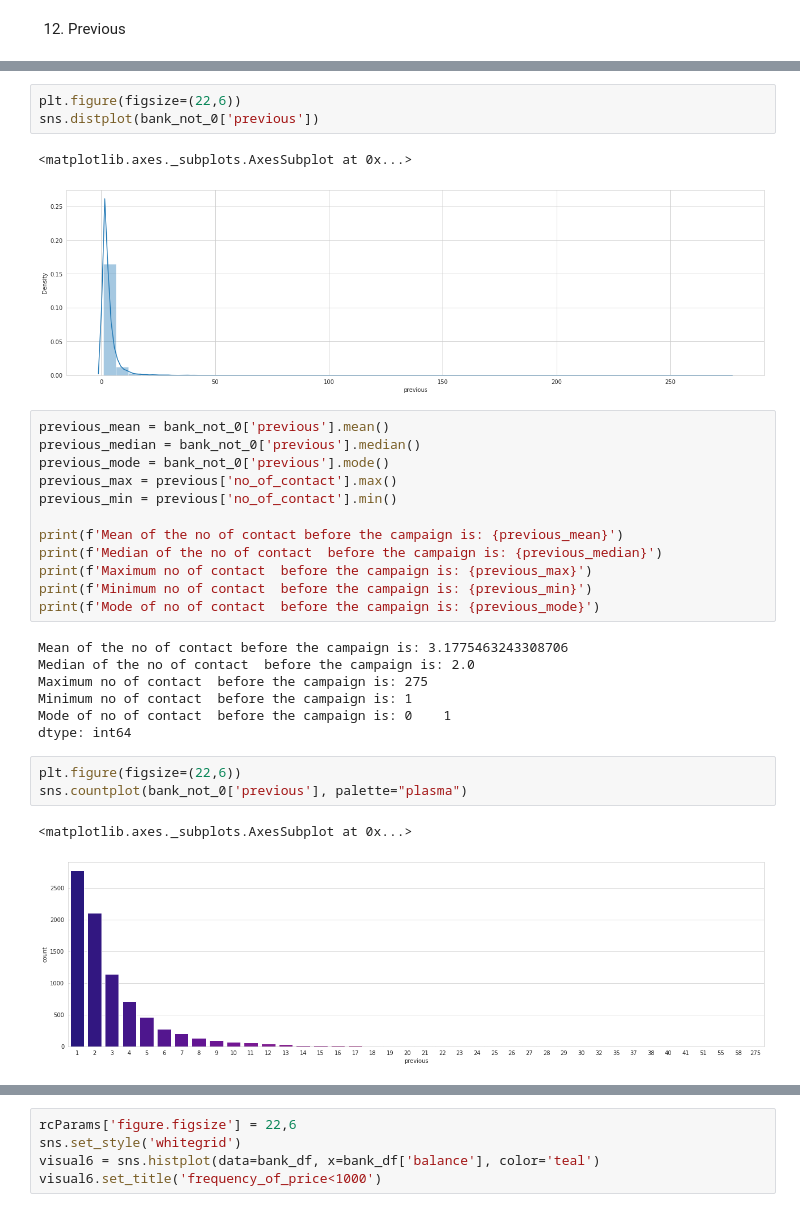
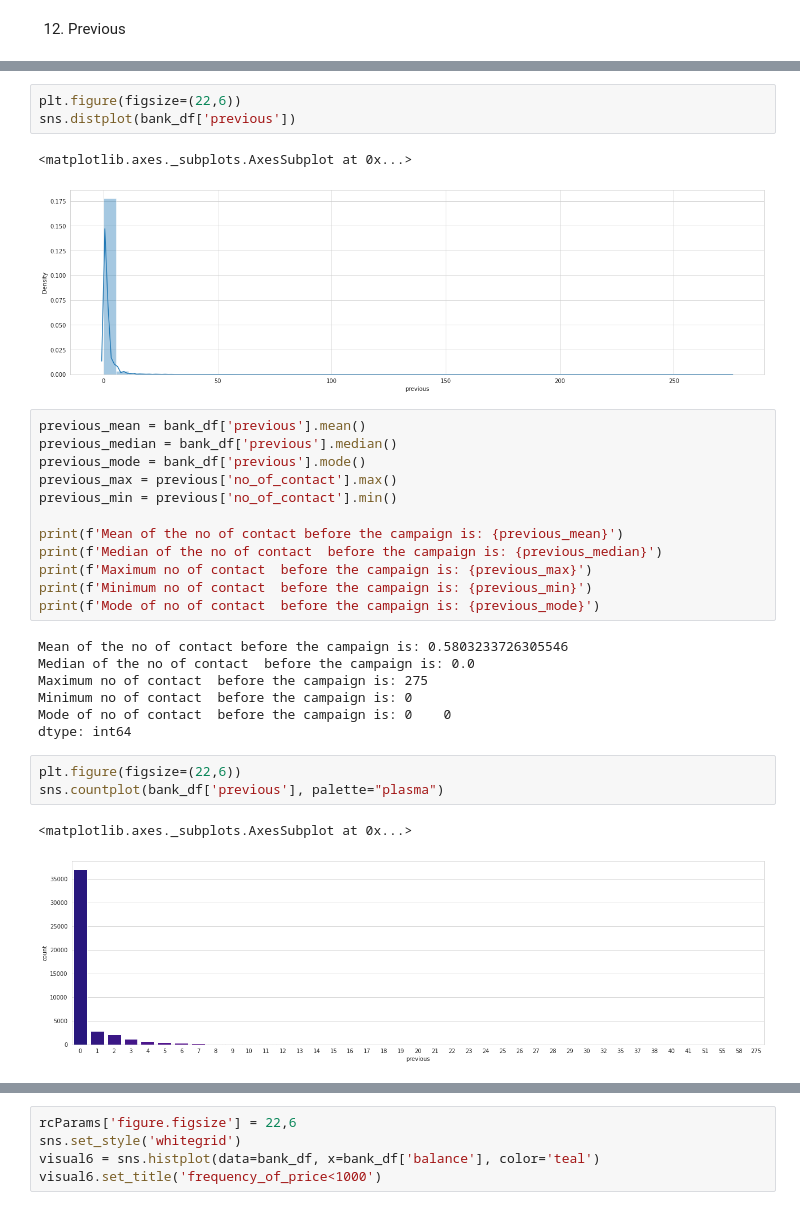
Before and after one commit to yaman9675/Bank-Marketing-Effectiveness-Prediction, a Jupyter notebook: Yaman_Bank_Marketing_Effectiveness_Prediction_Capstone_Project.ipynb, the cells around one changed output, grey strips where cells are left out. Cells and saved outputs as stored; diff of their text form.

Commit message:
fourth commit on Bank-Marketing-Effectiveness-Prediction

```diff
--- a/Yaman_Bank_Marketing_Effectiveness_Prediction_Capstone_Project.ipynb
+++ b/Yaman_Bank_Marketing_Effectiveness_Prediction_Capstone_Project.ipynb
@@ -1108,13 +1105,13 @@ previous.head()
 # %%
 plt.figure(figsize=(22,6))
-sns.distplot(bank_not_0['previous'])
+sns.distplot(bank_df['previous'])
 # %% [output]
 <matplotlib.axes._subplots.AxesSubplot at 0x...>
-[figure, old version]
+[figure, new version]
 # %%
-previous_mean = bank_not_0['previous'].mean()
-previous_median = bank_not_0['previous'].median()
-previous_mode = bank_not_0['previous'].mode()
+previous_mean = bank_df['previous'].mean()
+previous_median = bank_df['previous'].median()
+previous_mode = bank_df['previous'].mode()
 previous_max = previous['no_of_contact'].max()
 previous_min = previous['no_of_contact'].min()
 
@@ -1124,16 +1121,16 @@ print(f'Maximum no of contact  before the campaign is: {previous_max}')
 print(f'Minimum no of contact  before the campaign is: {previous_min}')
 print(f'Mode of no of contact  before the campaign is: {previous_mode}')
 # %% [output]
-Mean of the no of contact before the campaign is: 3.1775463243308706
-Median of the no of contact  before the campaign is: 2.0
+Mean of the no of contact before the campaign is: 0.5803233726305546
+Median of the no of contact  before the campaign is: 0.0
 Maximum no of contact  before the campaign is: 275
-Minimum no of contact  before the campaign is: 1
-Mode of no of contact  before the campaign is: 0    1
+Minimum no of contact  before the campaign is: 0
+Mode of no of contact  before the campaign is: 0    0
 dtype: int64
 # %%
 plt.figure(figsize=(22,6))
-sns.countplot(bank_not_0['previous'], palette="plasma")
+sns.countplot(bank_df['previous'], palette="plasma")
 # %% [output]
 <matplotlib.axes._subplots.AxesSubplot at 0x...>
-[figure, old version]
+[figure, new version]
 # %%
```
Also changed, not shown: parts of 40 cells of this notebook.
